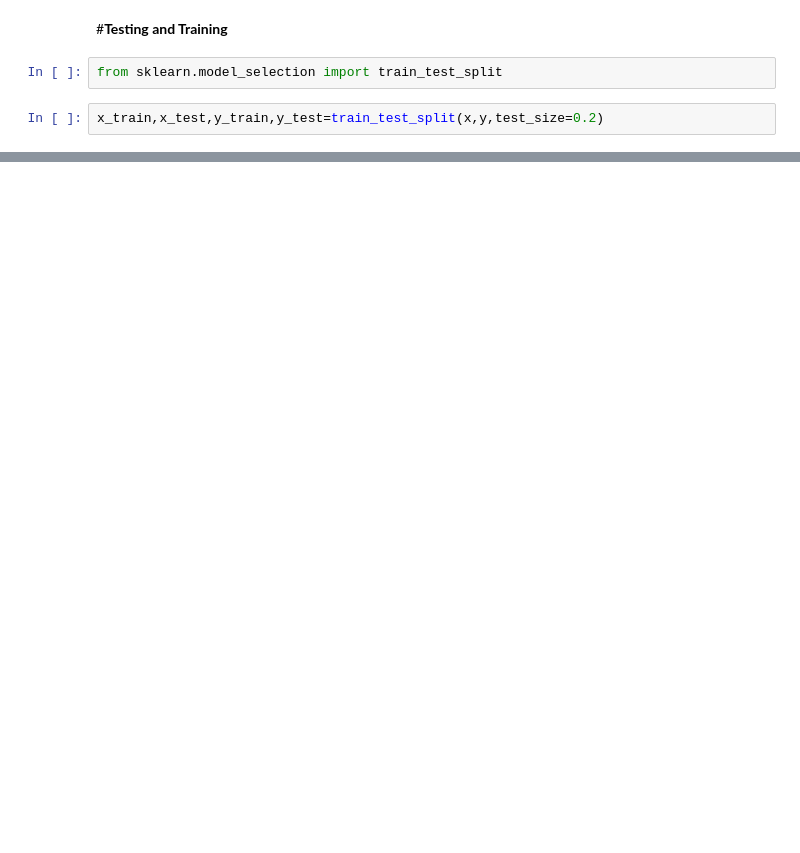
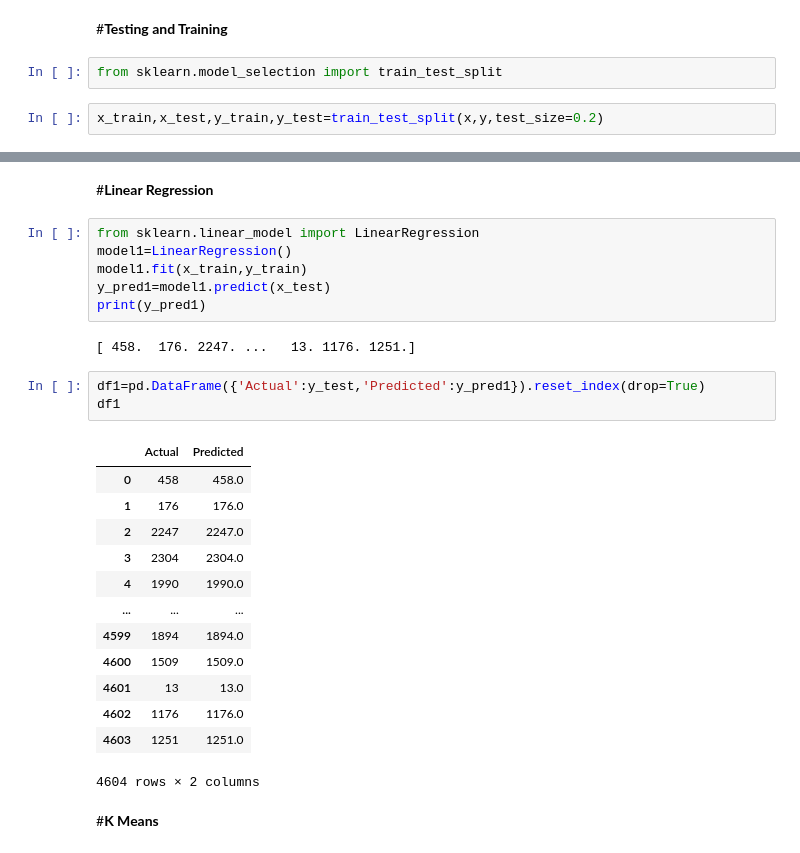
Before and after one commit to ChAbid-773/World_Cities, a Jupyter notebook: World_Cities.ipynb, the cells around one changed output, grey strips where cells are left out. Drawn from its saved outputs; the diff is of its cells as text; blank space fills up the shorter version.

```diff
--- a/World_Cities.ipynb
+++ b/World_Cities.ipynb
@@ -235,3 +233,32 @@ Non-Null Count  Dtype
 4604 non-null   int64
 dtypes: int64(1)
 memory usage: 71.9 KB
+# %% [markdown]
+#**Linear Regression**
+# %%
+from sklearn.linear_model import LinearRegression
+model1=LinearRegression()
+model1.fit(x_train,y_train)
+y_pred1=model1.predict(x_test)
+print(y_pred1)
+# %% [output]
+[ 458.  176. 2247. ...   13. 1176. 1251.]
+# %%
+df1=pd.DataFrame({'Actual':y_test,'Predicted':y_pred1}).reset_index(drop=True)
+df1
+# %% [output]
+|  | Actual | Predicted |
+| 0 | 458 | 458.0 |
+| 1 | 176 | 176.0 |
+| 2 | 2247 | 2247.0 |
+| 3 | 2304 | 2304.0 |
+| 4 | 1990 | 1990.0 |
+| ... | ... | ... |
+| 4599 | 1894 | 1894.0 |
+| 4600 | 1509 | 1509.0 |
+| 4601 | 13 | 13.0 |
+| 4602 | 1176 | 1176.0 |
+| 4603 | 1251 | 1251.0 |
+4604 rows × 2 columns
+# %% [markdown]
+#**K Means**
```
Also changed, not shown: parts of 13 cells of this notebook.
